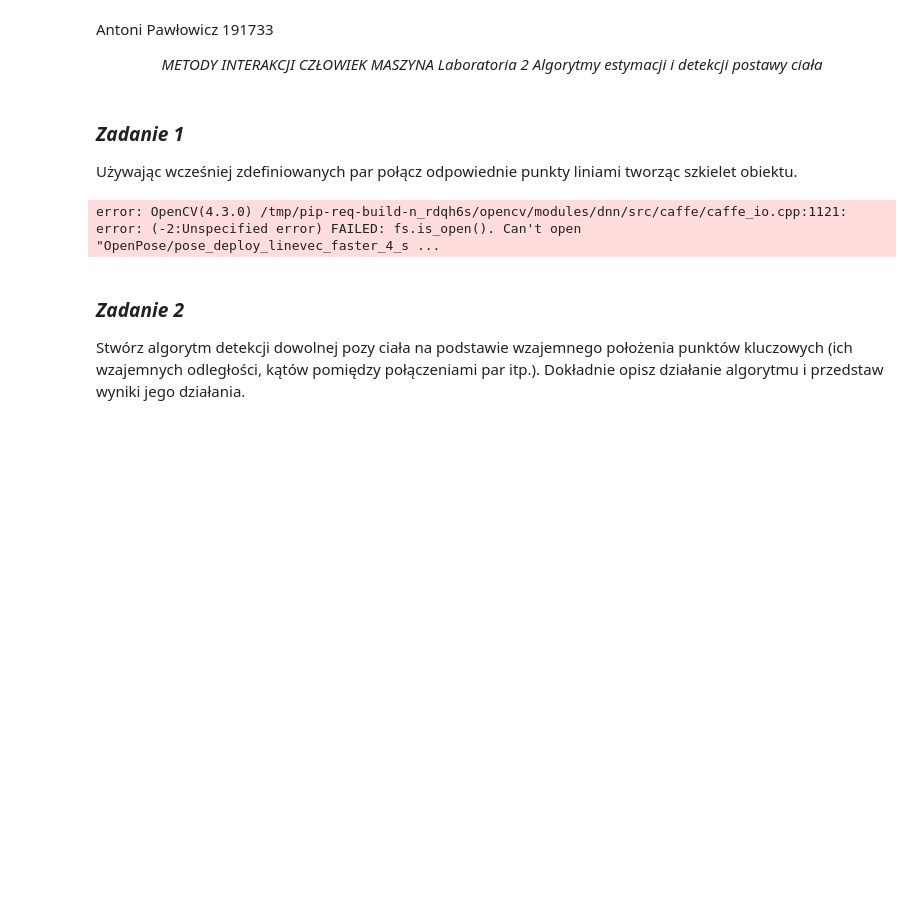
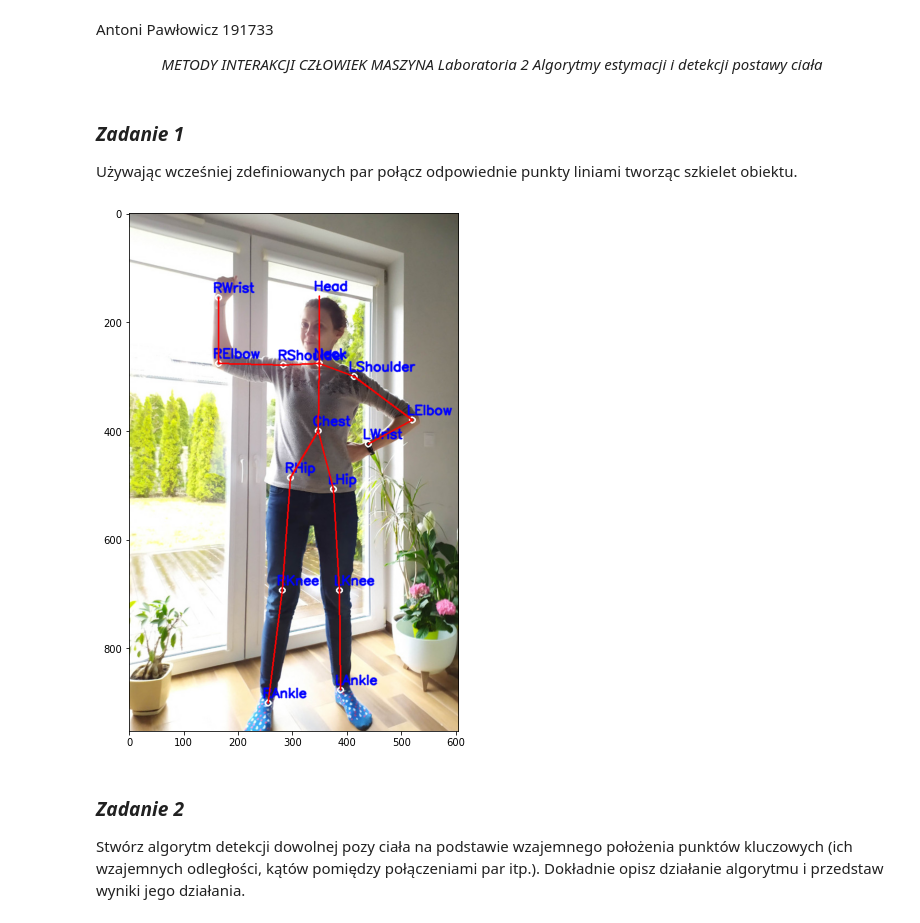
Before and after one commit to AnthonyP57/MICM_2025, a Jupyter notebook: lab_2/estymacja_detekcja_ciała.ipynb, the cells around one changed output. Drawn from its saved outputs; the diff is of its cells as text; code cells hidden in the pictures; blank space fills up the shorter version.

```diff
--- a/lab_2/estymacja_detekcja_ciała.ipynb
+++ b/lab_2/estymacja_detekcja_ciała.ipynb
@@ -16,9 +17,9 @@ import copy
 Używając wcześniej zdefiniowanych par połącz odpowiednie punkty liniami
 tworząc szkielet obiektu.
 # %%
-protoTxt = "OpenPose/pose_deploy_linevec_faster_4_stages.prototxt"
-wagi = "OpenPose/pose_iter_160000.caffemodel"
-cam_id = '/home/anthonyp57/VSCode_projects/MICM_2025/lab_3/man_vid.mp4'
+protoTxt = "/home/anthonyp57/VSCode_projects/MICM_2025/lab_2/OpenPose/pose_deploy_linevec_faster_4_stages.prototxt"
+wagi = "/home/anthonyp57/VSCode_projects/MICM_2025/lab_2/OpenPose/pose_iter_160000.caffemodel"
+cam_id = '/home/anthonyp57/VSCode_projects/MICM_2025/lab_2/6_a.jpg'
 
 net = cv2.dnn.readNetFromCaffe(protoTxt, wagi)
 
@@ -37,58 +38,73 @@ BODY_PAIRS = [ ["Head", "Neck"], ["Neck", "RShoulder"], ["RShoulder",
 "LKnee"], ["LKnee", "LAnkle"] ]
 
 pairs_idx = [(part_to_idx[a[0]], part_to_idx[a[1]]) for a in BODY_PAIRS]
-part_indices = part_to_idx.values()[:-1] #no backgound
-part_names = part_to_idx.keys()[:-1]
-threshold = 0.6
+part_indices = list(part_to_idx.values())[:-1] #no backgound
+part_names = list(part_to_idx.keys())[:-1]
+threshold = 0.2
 
 limb_pos = {i:None for i in part_indices}
 
-def lines_to_limbs(image):
+def lines_to_limbs(image, inW=368, inH=368):
     img = copy.deepcopy(image)
-    inWidth = img.shape[1]
-    inHeight = img.shape[0]
+    inWidth = inW
+    inHeight = inH
 
-    inpBlob = cv2.dnn.blobFromImage(img, 1.0 / 255, (inWidth,
-    inHeight), (0, 0, 0), swapRB=False, crop=False)
+    imW = img.shape[1]
+    imH = img.shape[0]
+
+    x_scale = imW / float(inWidth)
+    y_scale = imH / float(inHeight)
+
+    inpBlob = cv2.dnn.blobFromImage(img, 1.0 / 255, (inWidth, inHeight), (0, 0, 0), swapRB=False, crop=False)
+
+    img = cv2.cvtColor(img, cv2.COLOR_BGR2RGB)
 
     # ustawienie jako input
     net.setInput(inpBlob)
     #predykcja
     output = net.forward()
 
     limb_map = output[0,:len(part_indices),:,:]
 
     for i,l in enumerate(limb_map):
 
         probMap = cv2.resize(l, (inWidth, inHeight))
         # zamiana skali kolorów dla confidence map i oznaczenie kolorem czerwonym
-        probMap2 = cv2.cvtColor(probMap, cv2.COLOR_GRAY2RGB) #part prob
-        probMap2[:,:,0]=0
-        probMap2[:,:,1]=0
-
-        # img = cv2.cvtColor(img, cv2.COLOR_BGR2RGB)
-        img = cv2.addWeighted(img, 0.4, probMap2, 0.6, 0, dtype=cv2.CV_32F).astype(np.uint8)
+        # probMap2 = cv2.cvtColor(probMap, cv2.COLOR_GRAY2RGB) #part prob
+        # probMap2[:,:,0]=0
+        # probMap2[:,:,1]=0
+        # img = cv2.addWeighted(img, 0.9, probMap2, 0.1, 0, dtype=cv2.CV_32F).astype(np.uint8)
 
         minVal, prob, minLoc, point = cv2.minMaxLoc(probMap)
 
         if prob > threshold :
             x,y = point
+            y *= y_scale
+            x *= x_scale
             x,y = int(x),int(y)
             cv2.circle(img, (x,y), 5, (255, 255, 255), thickness=2, lineType=cv2.FILLED)
-            cv2.putText(img, f'{part_names[i]}', (x-5, y-5), cv2.FONT_HERSHEY_SIMPLEX, 0.8, (0, 0, 255), 3, lineType=cv2.LINE_AA)
+            cv2.putText(img, f'{part_names[i]}', (x-10, y-10), cv2.FONT_HERSHEY_SIMPLEX, 0.8, (0, 0, 255), 2, lineType=cv2.LINE_AA)
             limb_pos[i] = (x,y)
         else :
             limb_pos[i] = None
 
+    # plt.imshow(img)
+
     #draw lines between connecting body parts
     for p in pairs_idx:
-        cv2.line(img, limb_pos[p[0], limb_pos[p[1]]], 3)
+        if all([limb_pos[p[0]], limb_pos[p[1]]]):
+            try:
+                cv2.line(img, limb_pos[p[0]], limb_pos[p[1]], (255, 0, 0), 2)
+            except Exception as e:
+                print(f'error: {e}')
 
-    cv2.imshow('posenet', img)
+    # cv2.imshow('posenet', img)
+    plt.figure(figsize=(imW/100, imH/100))
+    plt.imshow(img)
 
 lines_to_limbs(img)
 # %% [output]
-error: OpenCV(4.3.0) /tmp/pip-req-build-n_rdqh6s/opencv/modules/dnn/src/caffe/caffe_io.cpp:1121: error: (-2:Unspecified error) FAILED: fs.is_open(). Can't open "OpenPose/pose_deploy_linevec_faster_4_s ...
+[figure, added]
 # %% [markdown]
 ### _Zadanie 2_
  Stwórz algorytm detekcji dowolnej pozy ciała na podstawie wzajemnego
```
Also changed, not shown: parts of 5 cells of this notebook, 2 other files.
